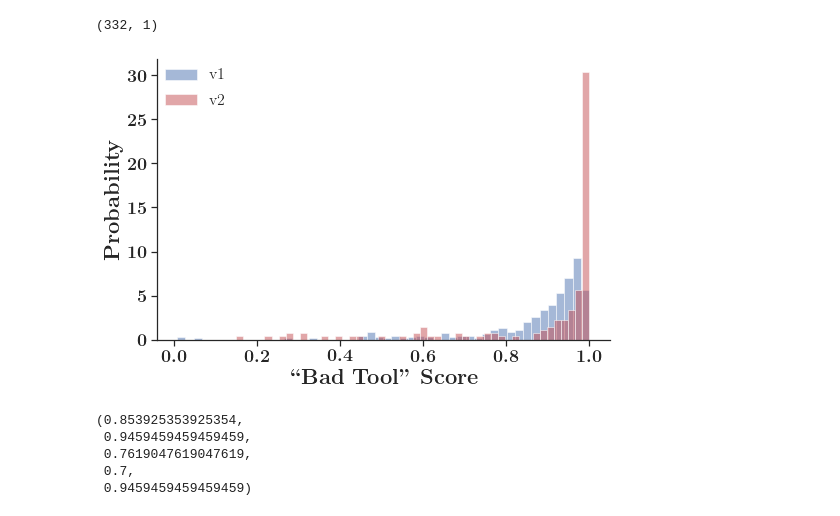
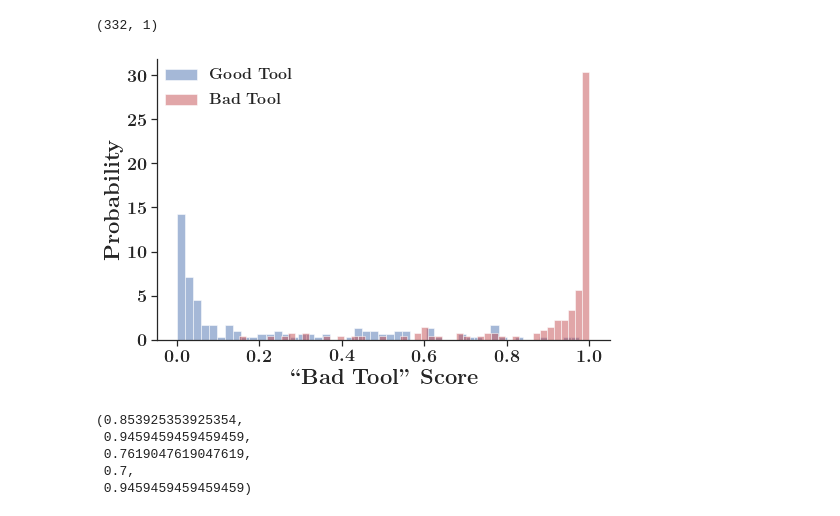
Before and after one commit to danielnewman09/Dissertation, a Jupyter notebook: Dissertation-Notebooks/Chapter-6/Plot-CLF-Performance.ipynb, the cells around one changed output. Drawn from its saved outputs; the diff is of its cells as text; code cells hidden in the pictures.

```diff
--- a/Dissertation-Notebooks/Chapter-6/Plot-CLF-Performance.ipynb
+++ b/Dissertation-Notebooks/Chapter-6/Plot-CLF-Performance.ipynb
@@ -74,27 +74,27 @@ clf_bad_v1.shape
 # %%
 num_col = 1
 legend_loc = 'best'
 transparent=True
 plt.figure(figsize=(9,6))
 ax = plt.gca()
 # the histogram of the data
-n, bins, patches = plt.hist(clf_bad_v1, 50, density=True, facecolor='b', alpha=0.50,label='v1')
-n, bins, patches = plt.hist(clf_bad_v2, 50, density=True, facecolor='r', alpha=0.50,label='v2')
+n, bins, patches = plt.hist(clf_good_v2, 50, density=True, facecolor='b', alpha=0.50,label=r'\textbf{Good Tool}')
+n, bins, patches = plt.hist(clf_bad_v2, 50, density=True, facecolor='r', alpha=0.50,label=r'\textbf{Bad Tool}')
 
 
 ax.spines['right'].set_color('none')
 ax.spines['top'].set_color('none')
 ax.xaxis.set_ticks_position('bottom')
 ax.yaxis.set_ticks_position('left')
 
 plt.xlabel(r'\textbf{``Bad Tool" Score}')
 plt.ylabel(r'\textbf{Probability}')
 ax.legend(ncol=num_col,loc=legend_loc,framealpha=float(not transparent)).get_frame().set_edgecolor('k')
 plt.grid(False)
-# plt.savefig('figures/classification-bad-compare.svg',transparent=True)
+plt.savefig('figures/classification-compare-v2.svg',transparent=True)
 plt.show()
 # %% [output]
-[figure, old version]
+[figure, new version]
 # %%
 def fit_statistics(y_true, y_pred):
 
```
Also changed, not shown: parts of 4 cells of this notebook, 13 other files.
